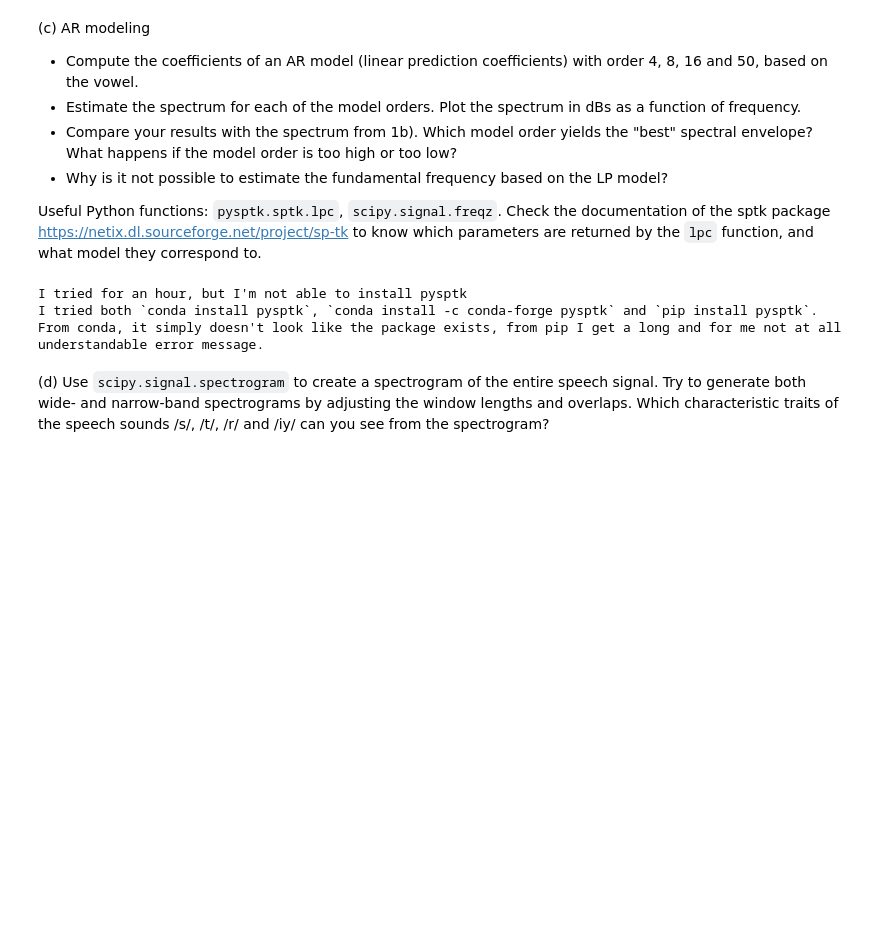
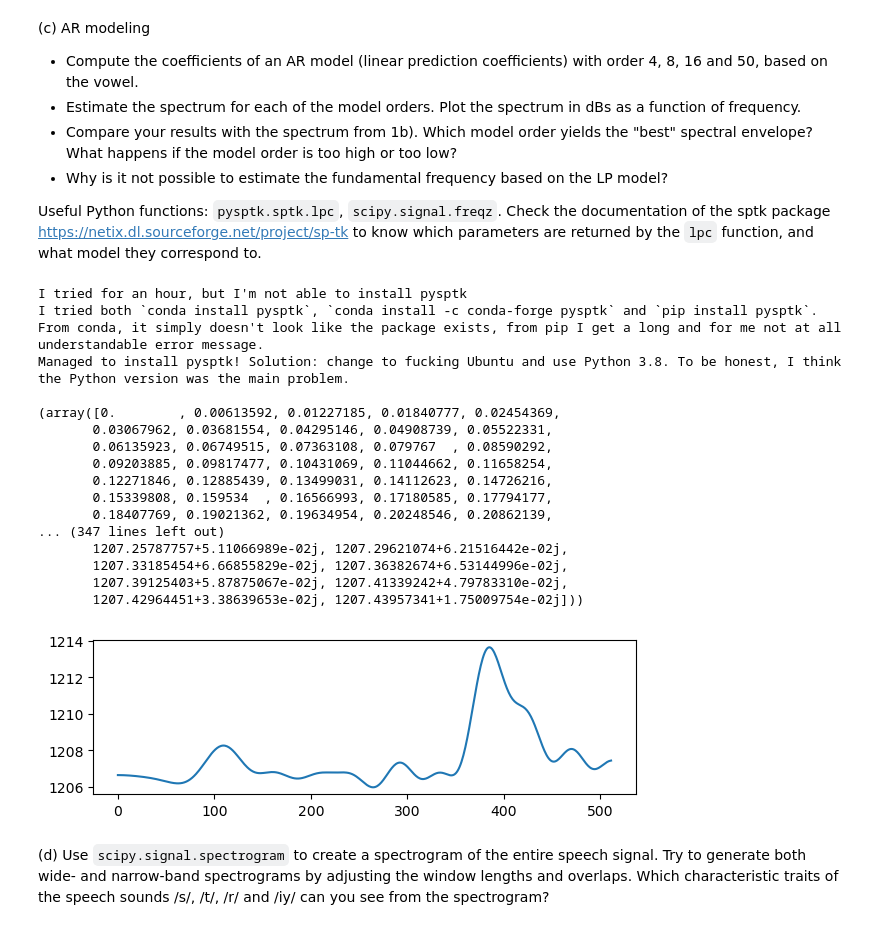
Before and after one commit to sigurdo/maskinlaring_for-signalbehandling, a Jupyter notebook: oving_1/TTT4185_assignment_1_2022-09-02.ipynb, the cells around one changed output. Saved outputs shown, nothing was run; the diff lists cells and outputs as text; code cells hidden in the pictures; blank space fills up the shorter version.

```diff
--- a/oving_1/TTT4185_assignment_1_2022-09-02.ipynb
+++ b/oving_1/TTT4185_assignment_1_2022-09-02.ipynb
@@ -106,11 +116,36 @@ Useful Python functions: `pysptk.sptk.lpc`, `scipy.signal.freqz`. Check the docu
 # %%
 print("I tried for an hour, but I'm not able to install pysptk")
 print("I tried both `conda install pysptk`, `conda install -c conda-forge pysptk` and `pip install pysptk`.")
 print("From conda, it simply doesn't look like the package exists, from pip I get a long and for me not at all understandable error message.")
+print("Managed to install pysptk! Solution: change to fucking Ubuntu and use Python 3.8. To be honest, I think the Python version was the main problem.")
+print()
+
+fig, (plt1) = plt.subplots(1, 1, figsize=(7,2))
+
+lpc = pysptk.lpc(vowel_after_hamming)
+lpc_spectrum = scipy.signal.freqz(lpc)
+print(lpc_spectrum)
+plt1.plot(lpc_spectrum[1])
+plt.show()
 # %% [output]
 I tried for an hour, but I'm not able to install pysptk
 I tried both `conda install pysptk`, `conda install -c conda-forge pysptk` and `pip install pysptk`.
 From conda, it simply doesn't look like the package exists, from pip I get a long and for me not at all understandable error message.
+Managed to install pysptk! Solution: change to fucking Ubuntu and use Python 3.8. To be honest, I think the Python version was the main problem.
+
+(array([0.        , 0.00613592, 0.01227185, 0.01840777, 0.02454369,
+       0.03067962, 0.03681554, 0.04295146, 0.04908739, 0.05522331,
+       0.06135923, 0.06749515, 0.07363108, 0.079767  , 0.08590292,
+       0.09203885, 0.09817477, 0.10431069, 0.11044662, 0.11658254,
+       0.12271846, 0.12885439, 0.13499031, 0.14112623, 0.14726216,
+       0.15339808, 0.159534  , 0.16566993, 0.17180585, 0.17794177,
+       0.18407769, 0.19021362, 0.19634954, 0.20248546, 0.20862139,
+... (347 lines left out)
+       1207.25787757+5.11066989e-02j, 1207.29621074+6.21516442e-02j,
+       1207.33185454+6.66855829e-02j, 1207.36382674+6.53144996e-02j,
+       1207.39125403+5.87875067e-02j, 1207.41339242+4.79783310e-02j,
+       1207.42964451+3.38639653e-02j, 1207.43957341+1.75009754e-02j]))
+[figure, added]
 # %% [markdown]
 (d) Use `scipy.signal.spectrogram` to create a spectrogram of the entire speech signal. Try to generate both wide- and narrow-band spectrograms by adjusting the window lengths and overlaps. Which characteristic traits of the speech sounds /s/, /t/, /r/ and /iy/ can you see from the spectrogram?
 # %% [markdown]
```
Also changed, not shown: parts of 4 cells of this notebook.
